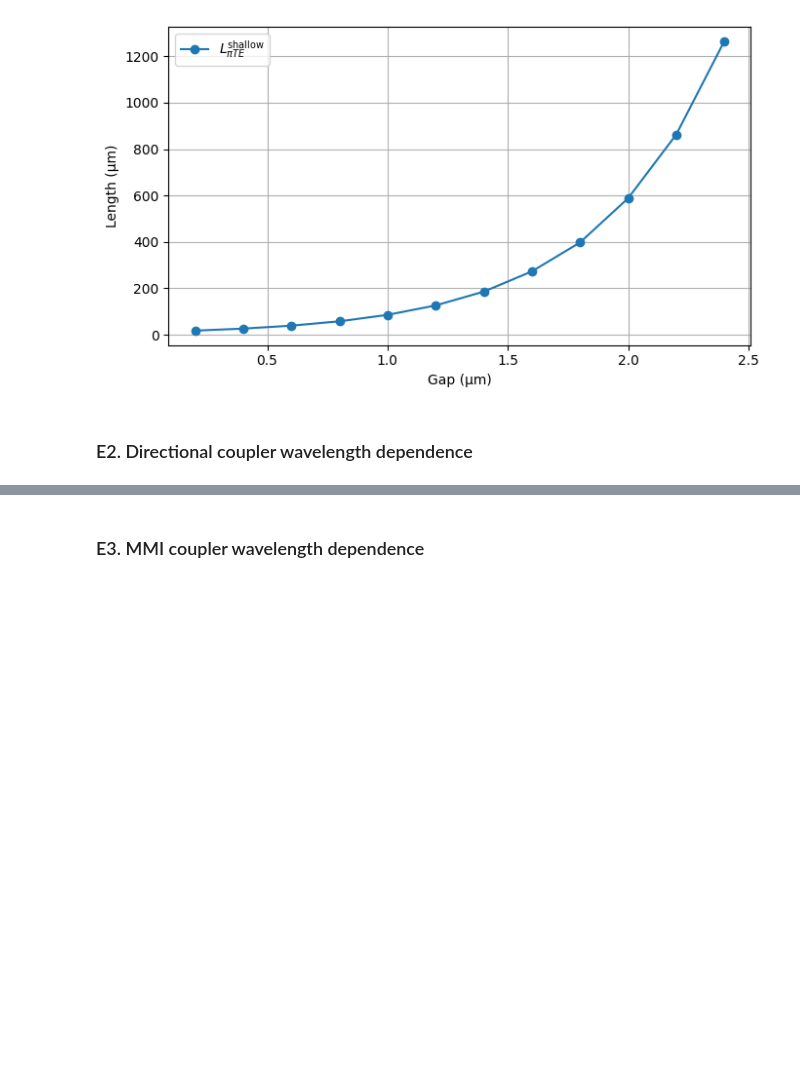
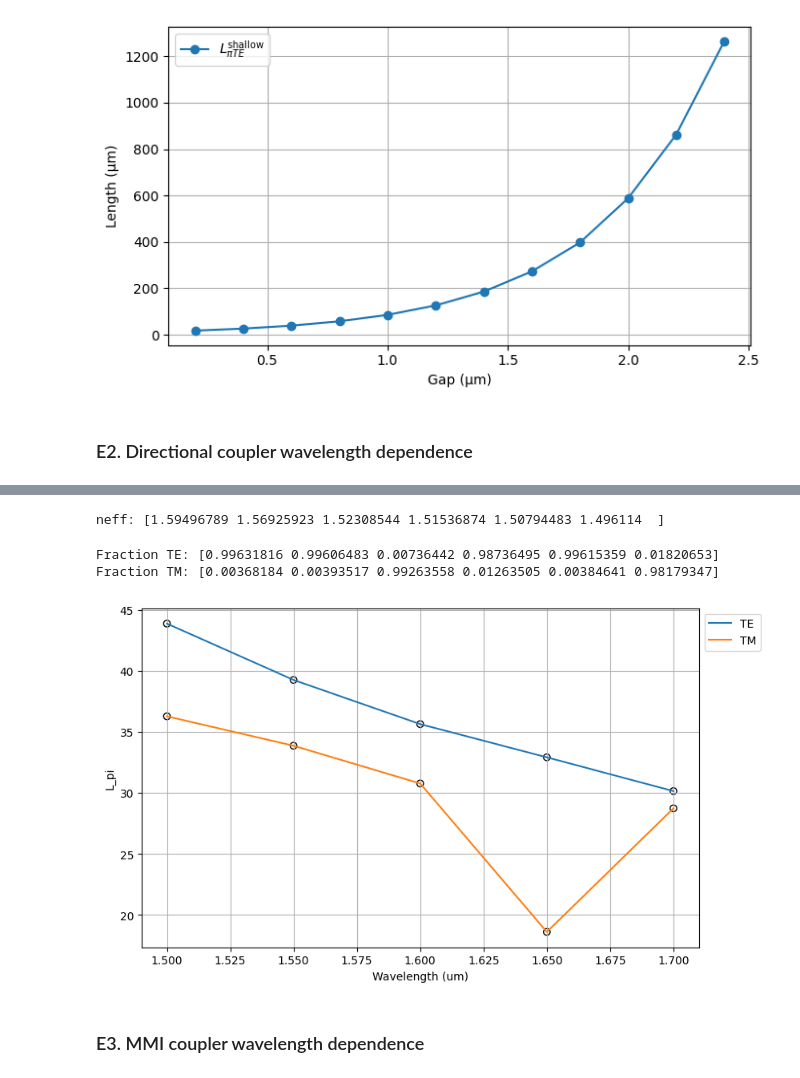
Before and after one commit to lorenagomezdiego/cifoin-lab2, a Jupyter notebook: COUPLERS_Student.ipynb, the cells around one changed output, grey strips where cells are left out. Cells and saved outputs as stored; diff of their text form; code cells hidden in the pictures; blank space fills up the shorter version.

```diff
--- a/COUPLERS_Student.ipynb
+++ b/COUPLERS_Student.ipynb
@@ -955,3 +1023,28 @@ plt.tight_layout(rect=[0, 0, 0.85, 1])
+# %%
+print("neff:", shallow_neff.real)
+# %% [output]
+neff: [1.59496789 1.56925923 1.52308544 1.51536874 1.50794483 1.496114  ]
+# %%
+print("Fraction TE:", shallow_dcoupler_cs.fraction_te)
+print("Fraction TM:", shallow_dcoupler_cs.fraction_tm)
+# %% [output]
+Fraction TE: [0.99631816 0.99606483 0.00736442 0.98736495 0.99615359 0.01820653]
+Fraction TM: [0.00368184 0.00393517 0.99263558 0.01263505 0.00384641 0.98179347]
+# %%
+# PLOT:
+
+plt.figure(figsize=(10, 5))
+plt.scatter(wavelength, Lpi_TE_shallow,edgecolors='k',facecolors='none',label = '__nolegend__')
+plt.scatter(wavelength, Lpi_TM_shallow,edgecolors='k',facecolors='none',label = '__nolegend__')
+plt.plot(wavelength, Lpi_TE_shallow,label='TE')
+plt.plot(wavelength, Lpi_TM_shallow,label='TM')
+plt.xlabel("Wavelength (um)")
+plt.ylabel("L_pi")
+plt.grid()
+plt.legend(loc='upper left', bbox_to_anchor=(1, 1))
+plt.tight_layout(rect=[0, 0, 0.85, 1])
+# %% [output]
+[figure, added]
 # %% [markdown]
 ### E3. MMI coupler wavelength dependence
 # %%
```
Also changed, not shown: parts of 9 cells of this notebook.
